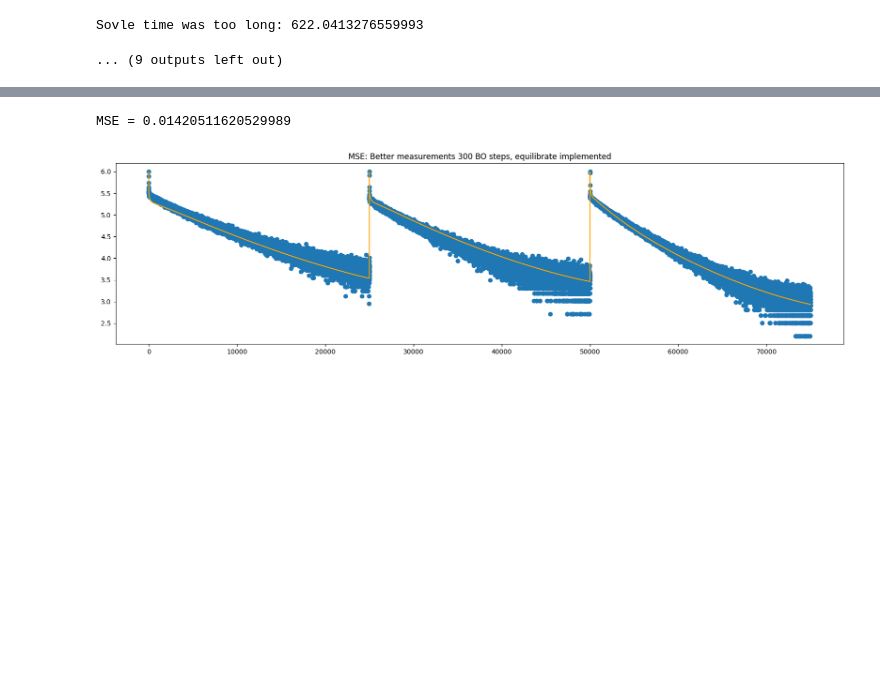
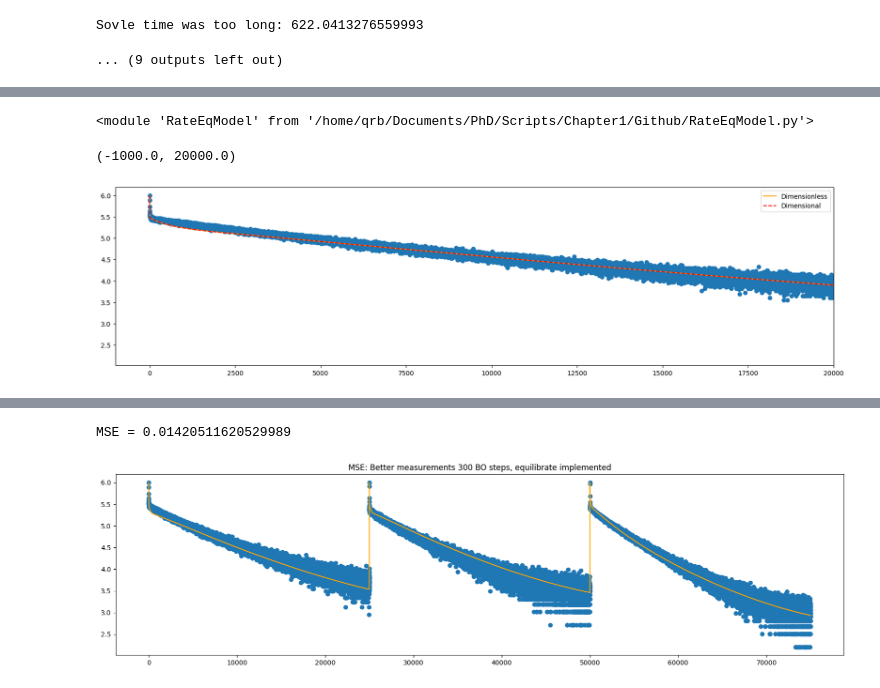
Before and after one commit to MaximSimmonds-HZB/MAPI-FAPI-fitting, a Jupyter notebook: FAPI-Fits-wDiffusion-shortened.ipynb, the cells around one changed output, grey strips where cells are left out. Cells and saved outputs as stored; diff of their text form; code cells hidden in the pictures; blank space fills up the shorter version.

Commit message:
Added RateEqModel. Adapted the second derivative function boundary conditions (missing 2 factor in front) and corresponding diffusion term.

```diff
--- a/FAPI-Fits-wDiffusion-shortened.ipynb
+++ b/FAPI-Fits-wDiffusion-shortened.ipynb
@@ -81,7 +81,7 @@ class Custom_rate_eqs_Agent_simu_powerDep_anyTraps_diffusion(Agent):
         super().__init__()
         self.default_params = default_params
 
-    def TRPL_function(self, X, params, Gs = False, take_Log = False, reprates = False, delay = False, constant_floor_normalised_raw = 0, equilibrate = True, N_x = 100, nondimension = True):
+    def TRPL_function(self, X, params, Gs = False, take_Log = False, reprates = False, delay = False, constant_floor_normalised_raw = 0, equilibrate = True, N_x = 100, nondimension = True, D = None):
         """
         Function to solve ODEs using xdata as time axis. t_off will define a time at which laser is off.
         Parameters
@@ -210,7 +210,11 @@ class Custom_rate_eqs_Agent_simu_powerDep_anyTraps_diffusion(Agent):
         self.L = L  # Length of spatial domain
         self.N_x = N_x
         self.dx = L/(N_x - 1)  # Spatial step size
-        self.D = [0.3e-6, 0.1e-6] # From Kzoberni et. al. --> MAPI is around 3x slower
+
+        if D == None:
+            self.D = [0.3e-6, 0.1e-6] # From Kzoberni et. al. --> MAPI is around 3x slower
+        else:
+            self.D = D
         self.D_d = self.D
 
         ni = np.sqrt(Nc*Nv*np.exp(-Eg/(constants.value(u'Boltzmann constant in eV/K')*T)))
@@ -291,6 +295,7 @@ class Custom_rate_eqs_Agent_simu_powerDep_anyTraps_diffusion(Agent):
 
                         self.start_time = perf_counter()
                         if (nondimension):
+                            print(arg)
                             #sol_single = solve_ivp(self.model_vect, [t[0], 1/(reprates[i])], P0, method='BDF', args=arg, vectorized=True, jac=self.jacobian_no_flux_vectorized_fixed, rtol=1e-3, atol=1e-3)
                             sol_single = solve_ivp(self.model_vect_dimensionless, t_span, P0, method='BDF', args=arg, vectorized=True, jac=self.jacobian_no_flux_vectorized_fixed, rtol=1e-3, atol=1e-3)
                         else:
@@ -399,8 +404,8 @@ class Custom_rate_eqs_Agent_simu_powerDep_anyTraps_diffusion(Agent):
         d2P = np.zeros_like(P)
         d2P[1:-1] = (P[2:] - 2 * P[1:-1] + P[:-2]) / dx**2
         # Zero-flux boundary conditions (d/dx = 0 at boundaries)
-        d2P[0] = (P[1] - P[0]) / (dx ** 2)  # Left boundary (forward difference)
-        d2P[-1] = (P[-2] - P[-1]) / (dx ** 2)  # Right boundary (backward difference)
+        d2P[0] = 2 * (P[1] - P[0]) / (dx ** 2)  # Left boundary (forward difference)
+        d2P[-1] = 2 * (P[-2] - P[-1]) / (dx ** 2)  # Right boundary (backward difference)
         return d2P
 
     def model_vect(self, t, P_flat, kdirect, Eg, Bulk_tr, Bn, Bp, ETrap, Nc, Nv, T):
@@ -473,19 +478,19 @@ class Custom_rate_eqs_Agent_simu_powerDep_anyTraps_diffusion(Agent):
         diag_n[1:-1] += -2 * self.D_d[0] / self.dx**2
         J[idx_n[1:-1], idx_n[:-2]] = self.D_d[0] / self.dx**2
         J[idx_n[1:-1], idx_n[2:]]  = self.D_d[0] / self.dx**2
-        diag_n[0] += -1 * self.D_d[0] / self.dx**2
-        J[idx_n[0], idx_n[1]] = self.D_d[0] / self.dx**2
-        diag_n[-1] += -1 * self.D_d[0] / self.dx**2
-        J[idx_n[-1], idx_n[-2]] = self.D_d[0] / self.dx**2
+        diag_n[0] += -2 * self.D_d[0] / self.dx**2
+        J[idx_n[0], idx_n[1]] = 2 * self.D_d[0] / self.dx**2
+        diag_n[-1] += -2 * self.D_d[0] / self.dx**2
+        J[idx_n[-1], idx_n[-2]] = 2 * self.D_d[0] / self.dx**2
 
         # Diffusion for p
         diag_p[1:-1] += -2 * self.D_d[1] / self.dx**2
         J[idx_p[1:-1], idx_p[:-2]] = self.D_d[1] / self.dx**2
         J[idx_p[1:-1], idx_p[2:]]  = self.D_d[1] / self.dx**2
-        diag_p[0] += -1 * self.D_d[1] / self.dx**2
-        J[idx_p[0], idx_p[1]] = self.D_d[1] / self.dx**2
-        diag_p[-1] += -1 * self.D_d[1] / self.dx**2
-        J[idx_p[-1], idx_p[-2]] = self.D_d[1] / self.dx**2
+        diag_p[0] += -2 * self.D_d[1] / self.dx**2
+        J[idx_p[0], idx_p[1]] = 2 * self.D_d[1] / self.dx**2
+        diag_p[-1] += -2 * self.D_d[1] / self.dx**2
+        J[idx_p[-1], idx_p[-2]] = 2 * self.D_d[1] / self.dx**2
 
         J[idx_n, idx_n] = diag_n
         J[idx_p, idx_p] = diag_p
@@ -918,5 +923,5 @@ Sovle time was too long: 622.0413276559993
 ... (9 outputs left out)
 # %%
 import pickle
-with open(r'./FittingResults/250526-Gradient-optimisedBefore_N0GenKrad.pickle', 'rb') as f:
+with open(r'./FittingResults/FAPI/250526-Gradient-optimisedBefore_N0GenKrad.pickle', 'rb') as f:
     mo_new = pickle.load(f)
@@ -922,0 +973,21 @@ with open(r'./FittingResults/250526-Gradient-optimisedBefore_N0GenKrad.pickle',
+# %%
+import RateEqModel
+import importlib
+importlib.reload(RateEqModel)
+# %% [output]
+<module 'RateEqModel' from '/home/qrb/Documents/PhD/Scripts/Chapter1/Github/RateEqModel.py'>
+# %%
+fig, ax = plt.subplots(1,1, figsize = (20,5))
+
+pl_simu = RateEqModel.DBTD_multi_trap(mo_new.params, times_data1[0:20000], [1], [0, 1e-3], dimentionless = True)
+#pl_simu = np.log10(1e6*pl_simu/np.amax(pl_simu))
+pl_simu2 = RateEqModel.DBTD_multi_trap(mo_new.params, times_data1[0:20000], [1], [0, 1e-3], dimentionless = False)
+plt.scatter(np.arange(len(times_data1)), logdatas1)
+plt.plot(np.arange(20000), pl_simu, color = 'orange', label = "Dimensionless")
+plt.plot(np.arange(20000), pl_simu2, color = 'red', linestyle = "--", label = "Dimensional")
+plt.yscale("linear")
+plt.legend()
+plt.xlim([-1000, 20000])
+# %% [output]
+(-1000.0, 20000.0)
+[figure, added]
```
Also changed, not shown: parts of 13 cells of this notebook, 1 other file.
